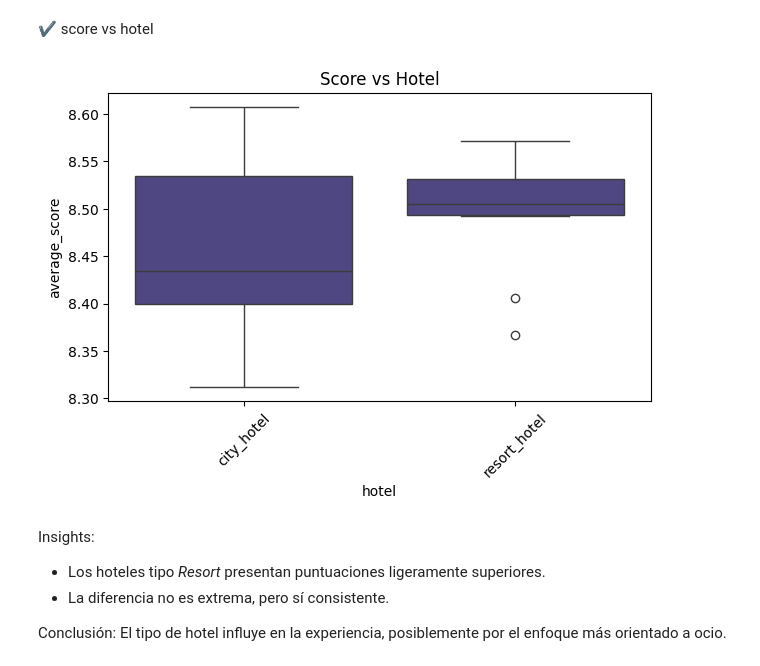
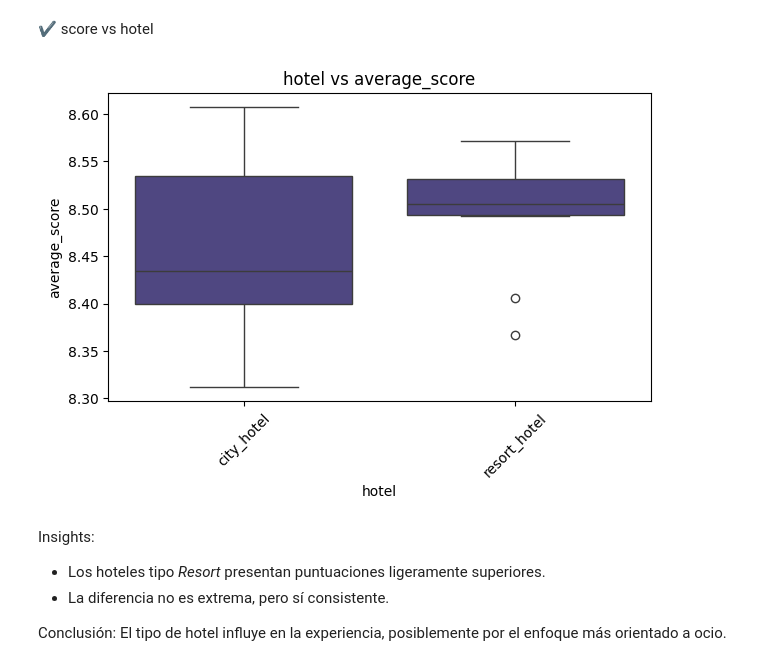
Before and after one commit to lorenalopezarenas/Booking_Reviews, a Jupyter notebook: notebooks/03. EDA.ipynb, the cells around one changed output. Cells and saved outputs as stored; diff of their text form; code cells hidden in the pictures.

```diff
--- a/notebooks/03. EDA.ipynb
+++ b/notebooks/03. EDA.ipynb
@@ -415,11 +399,4 @@ Conclusión:
 La duración de la estancia no depende directamente del tiempo de planificación, lo que limita su uso como predictor.
 # %% [markdown]
 ✔ total_nights vs customer_type
-# %%
-def boxplots_bi (df, x, y, title):
-    plt.figure(figsize=(7,4))
-    sns.boxplot(data=df, x=x, y=y, color="DarkSlateBlue")
-    plt.title(title)
-    plt.xticks(rotation=45)
-    plt.show()
 # %%
@@ -509,9 +486,9 @@ El precio no es un buen predictor de satisfacción, lo que indica que otros fact
 # %% [markdown]
 ✔ score vs hotel
 # %%
-boxplots_bi(booking_reviews, "hotel", "average_score", "Score vs Hotel")
+boxplots_bi(booking_reviews, "hotel", "average_score")
 # %% [output]
-[figure, old version]
+[figure, new version]
 # %% [markdown]
 Insights:
 - Los hoteles tipo *Resort* presentan puntuaciones ligeramente superiores.
```
Also changed, not shown: parts of 25 cells of this notebook.
